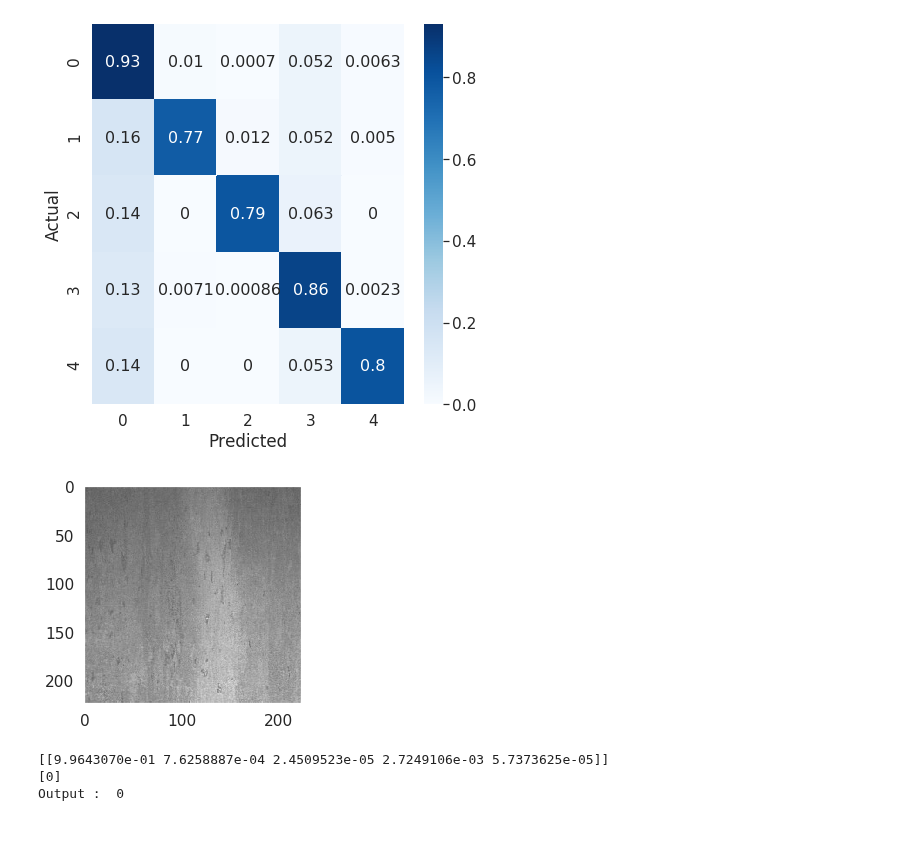
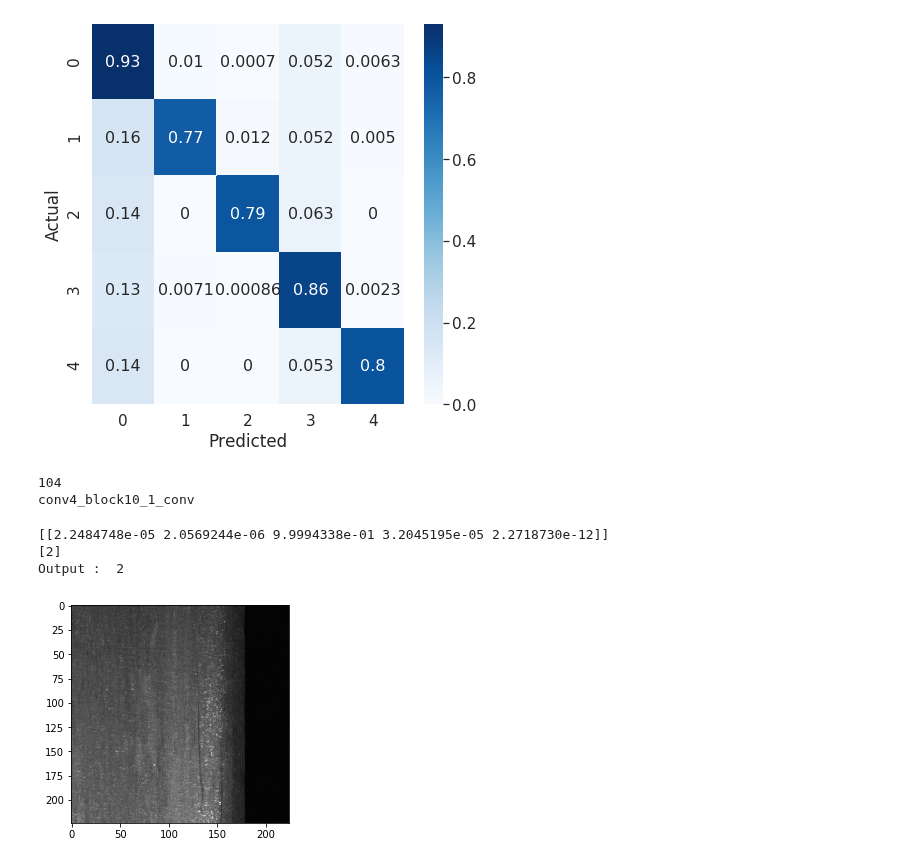
Before and after one commit to mahesh-sudhakar/NEU_XAI, a Jupyter notebook: severstal_play.ipynb, the cells around one changed output. Drawn from its saved outputs; the diff is of its cells as text; code cells hidden in the pictures; blank space fills up the shorter version.

```diff
--- a/severstal_play.ipynb
+++ b/severstal_play.ipynb
@@ -574,15 +565,14 @@ model = Model(inputs = base_model.input, outputs = preds)
 # %%
 # model.summary()
 # %%
-v = 0
-a = model.layers
-print("Total layers in ResNet101V2 : ", len(a))
+conv = 0
+print("Total layers in ResNet101V2 : ", len(model.layers))
 
-for i in range(len(a)):
-            if type(a[i]) == keras.layers.convolutional.Conv2D:
-                v += 1
-                # print(a[i])
-print("No. of Conv2D layers : ", v)
+for i in range(len(model.layers)):
+            if type(model.layers[i]) == keras.layers.convolutional.Conv2D:
+                conv += 1
+
+print("No. of Conv2D layers : ", conv)
 # %% [output]
 Total layers in ResNet101V2 :  381
 No. of Conv2D layers :  104
@@ -601,7 +591,7 @@ train_datagen=ImageDataGenerator(rescale=1./255,
                                  vertical_flip=True,
                                  validation_split=0.2)
 # %%
-bs = 16                   #change batch size accordingly
+bs = 32                   #change batch size accordingly
 
 CLASSES = ['0','1','2','3','4']
 # %%
@@ -630,7 +620,7 @@ val_generator=train_datagen.flow_from_directory('train',
 # %% [output]
 Found 5367 images belonging to 5 classes.
 # %%
-step_size_train = train_generator.n//train_generator.batch_size
+step_size_train = (train_generator.n//train_generator.batch_size) + 1
 print("Training step size: ",step_size_train)
 
 step_size_val = (val_generator.n//val_generator.batch_size) + 1
@@ -855,30 +920,44 @@ plt.savefig('/content/drive/My Drive/xai_model/741.jpg')
+# %%
+conv_layers = []
+for i in range(len(saved_model.layers)):
+  if type(saved_model.layers[i]) == Conv2D:
+    conv_layers.append(saved_model.layers[i].name)
+
+mid_layer_idx = len(conv_layers) / 2
+mid_layer = conv_layers[int(mid_layer_idx)]
+
+print(len(conv_layers))
+print(mid_layer)
+# %% [output]
+104
+conv4_block10_1_conv
 # %%
-# prediction
 from keras.preprocessing import image
+import matplotlib.pyplot as plt
 
-image_path = "/content/drive/My Drive/Kaggle/severstal-steel-old/saved_images/test/0/750.png"
+image_path = "/content/drive/My Drive/Kaggle/severstal-steel-old/saved_images/test/2/6.png"
 
-test_img = image.load_img(image_path, target_size=(224,224,3))
-plt.grid(None)
-plt.imshow(test_img)
+test_img_load = image.load_img(image_path, target_size=(224,224,3))
+# plt.grid(None)
+plt.imshow(test_img_load)
 
-test_img = image.img_to_array(test_img)
+test_img = image.img_to_array(test_img_load)
 test_img = np.expand_dims(test_img, axis=0)
 test_img /= 255
+
+label_map =   {'0': 0, '1': 1, '2': 2, '3': 3, '4': 4}
+label_map_inv = {v:k  for k,v in label_map.items()}
+
+result = model.predict(test_img)
+print(result)
+
+prediction = result.argmax(axis=1)
+print(prediction)
+
+output = label_map_inv[int(prediction)]
+print("Output : ",output)
 # %% [output]
+[[2.2484748e-05 2.0569244e-06 9.9994338e-01 3.2045195e-05 2.2718730e-12]]
+[2]
+Output :  2
-[figure, old version]
+[figure, new version]
-# %%
-label_map_inv = {v:k  for k,v in label_map.items()}
-
-result = model.predict(test_img)
-print(result)
-
-prediction = result.argmax(axis=1)
-print(prediction)
-
-output = label_map_inv[int(prediction)]
-print("Output : ",output)
-# %% [output]
-[[9.9643070e-01 7.6258887e-04 2.4509523e-05 2.7249106e-03 5.7373625e-05]]
-[0]
-Output :  0
```
Also changed, not shown: parts of 18 cells of this notebook.
